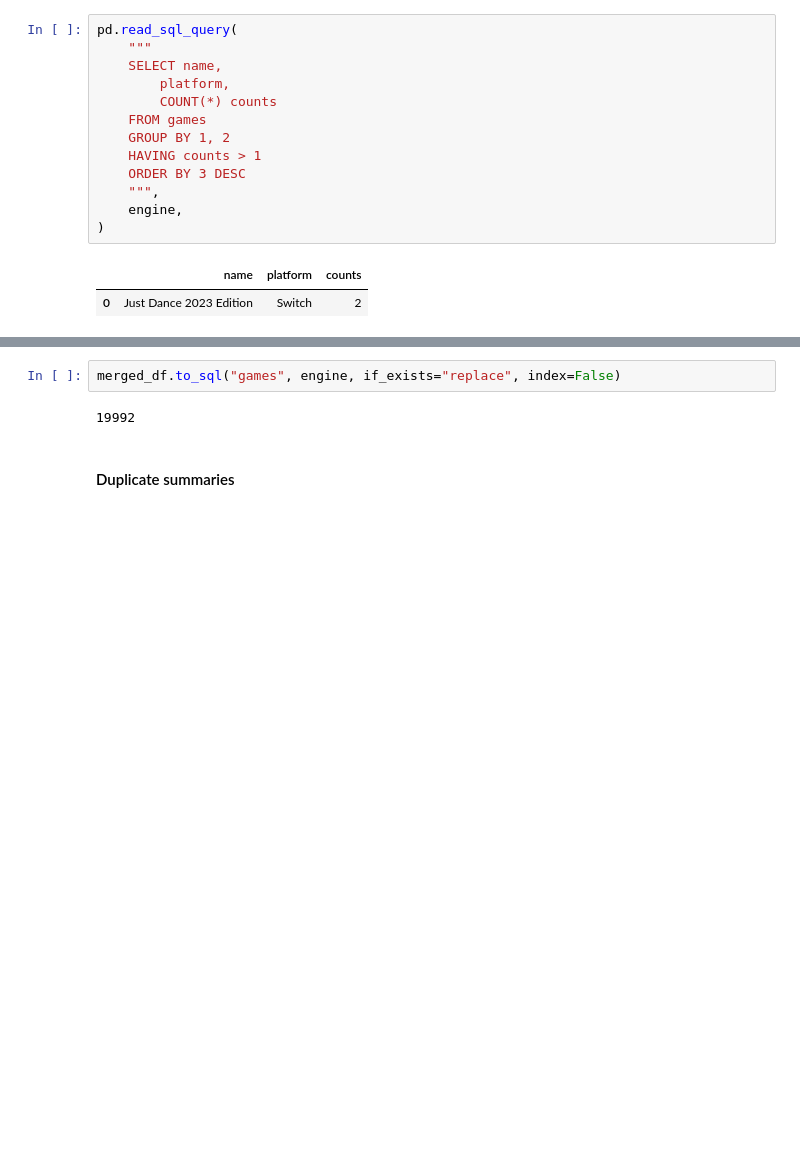
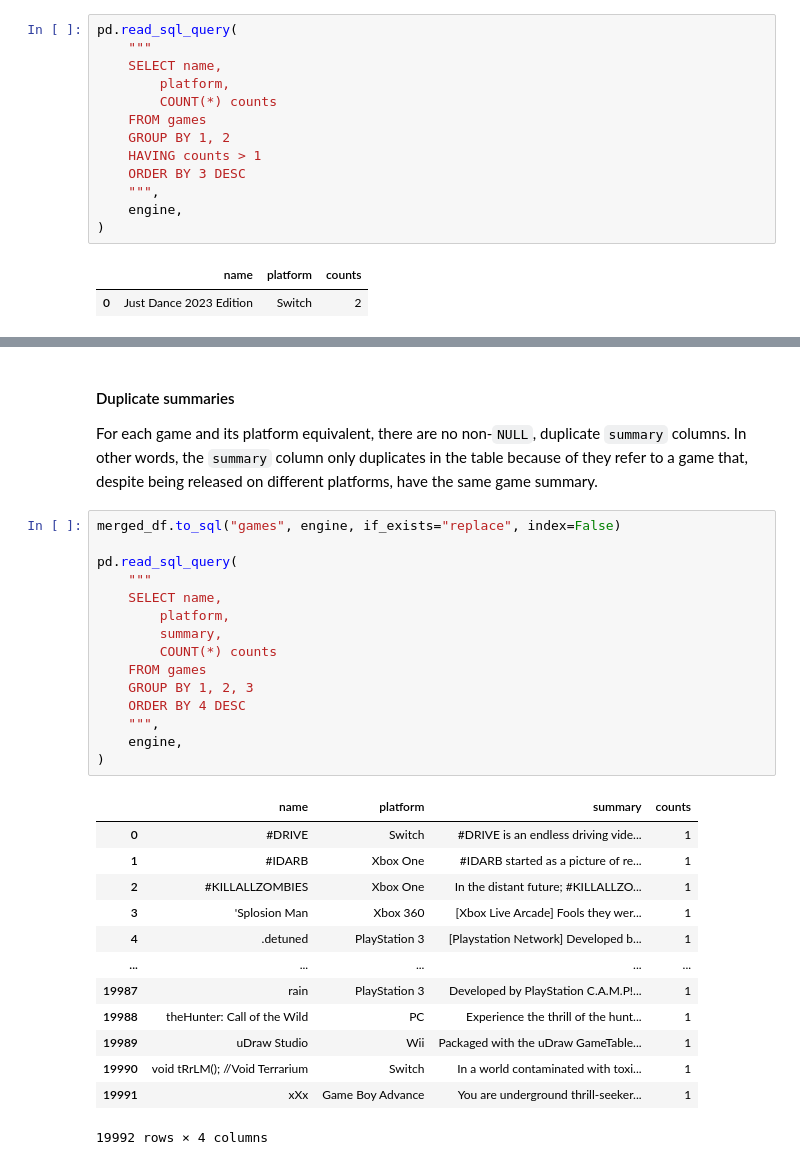
Before and after one commit to henrylin03/video-games, a Jupyter notebook: analysis.ipynb, the cells around one changed output, grey strips where cells are left out. Cells and saved outputs as stored; diff of their text form; blank space fills up the shorter version.

Commit message:
add condition on selenium manual check in jupyter for duplicate values; add markdown to advise that duplicate 'summaries' column values are okay, confirmed by grouping

```diff
--- a/analysis.ipynb
+++ b/analysis.ipynb
@@ -328,9 +327,35 @@ for n in set(dups_df.name_platform):
 # %% [output]
 |  | name | platform | release_date | summary | meta_score | user_score |
 | 8086 | Just Dance 2023 Edition | Switch | 2022-11-22 00:00:00.000000 | Welcome to a new era of dance wit... | 77.0 | 5.1 |
-# %%
-merged_df.to_sql("games", engine, if_exists="replace", index=False)
-# %% [output]
-19992
 # %% [markdown]
 #### Duplicate summaries
+For each game and its platform equivalent, there are no non-`NULL`, duplicate `summary` columns. In other words, the `summary` column only duplicates in the table because of they refer to a game that, despite being released on different platforms, have the same game summary.
+# %%
+merged_df.to_sql("games", engine, if_exists="replace", index=False)
+
+pd.read_sql_query(
+    """
+    SELECT name,
+        platform,
+        summary,
+        COUNT(*) counts
+    FROM games
+    GROUP BY 1, 2, 3
+    ORDER BY 4 DESC
+    """,
+    engine,
+)
+# %% [output]
+|  | name | platform | summary | counts |
+| 0 | #DRIVE | Switch | #DRIVE is an endless driving vide... | 1 |
+| 1 | #IDARB | Xbox One | #IDARB started as a picture of re... | 1 |
+| 2 | #KILLALLZOMBIES | Xbox One | In the distant future; #KILLALLZO... | 1 |
+| 3 | 'Splosion Man | Xbox 360 | [Xbox Live Arcade] Fools they wer... | 1 |
+| 4 | .detuned | PlayStation 3 | [Playstation Network] Developed b... | 1 |
+| ... | ... | ... | ... | ... |
+| 19987 | rain | PlayStation 3 | Developed by PlayStation C.A.M.P!... | 1 |
+| 19988 | theHunter: Call of the Wild | PC | Experience the thrill of the hunt... | 1 |
+| 19989 | uDraw Studio | Wii | Packaged with the uDraw GameTable... | 1 |
+| 19990 | void tRrLM(); //Void Terrarium | Switch | In a world contaminated with toxi... | 1 |
+| 19991 | xXx | Game Boy Advance | You are underground thrill-seeker... | 1 |
+19992 rows × 4 columns
```
Also changed, not shown: parts of 2 cells of this notebook.
